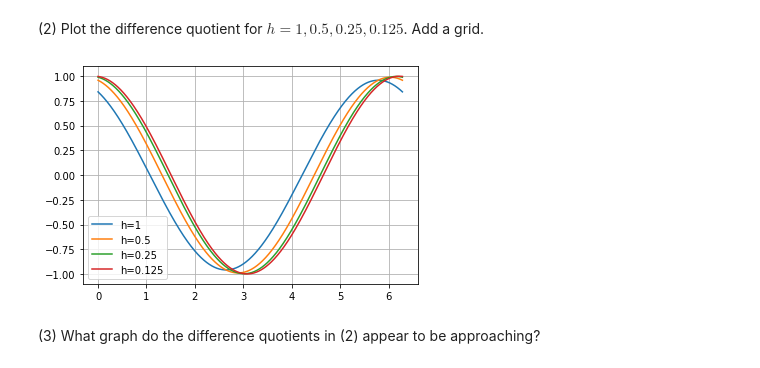
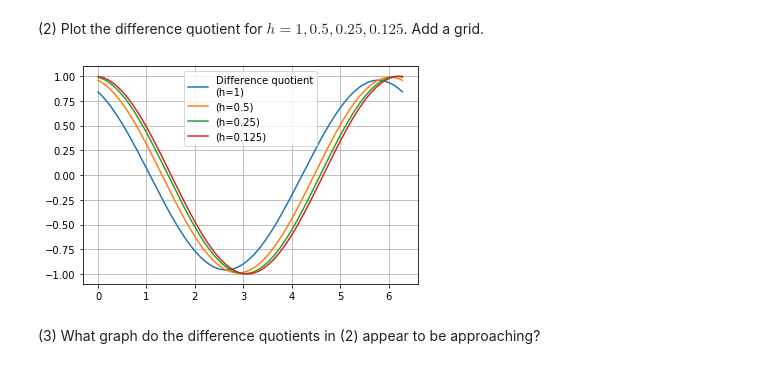
Before and after one commit to AnnieBMCC/pycalclab, a Jupyter notebook: mat301d-soln.ipynb, the cells around one changed output. Saved outputs shown, nothing was run; the diff lists cells and outputs as text; code cells hidden in the pictures.

```diff
--- a/mat301d-soln.ipynb
+++ b/mat301d-soln.ipynb
@@ -258,22 +263,20 @@ grid();
 # %%
 # (2) TYPE YOUR CODE:
 
 for h in [1, 0.5, 0.25, 0.125]:
     m = (f(x+h) - f(x))/h
     plot(x,m)
 
 grid()
 
 legend([
-    'Difference quotient (h=1)',
-    'Difference quotient (h=0.5)',
-    'Difference quotient (h=0.25)',
-    'Difference quotient (h=0.125)',
+    'Difference quotient\n(h=1)',
+    '(h=0.5)',
+    '(h=0.25)',
+    '(h=0.125)',
 ]);
-
-legend(['h=1','h=0.5','h=0.25','h=0.125']);
 # %% [output]
-[figure, old version]
+[figure, new version]
 # %% [markdown]
 (3) What graph do the difference quotients in (2) appear to be approaching?
 # %%
```
Also changed, not shown: parts of 17 cells of this notebook, 3 other files.
